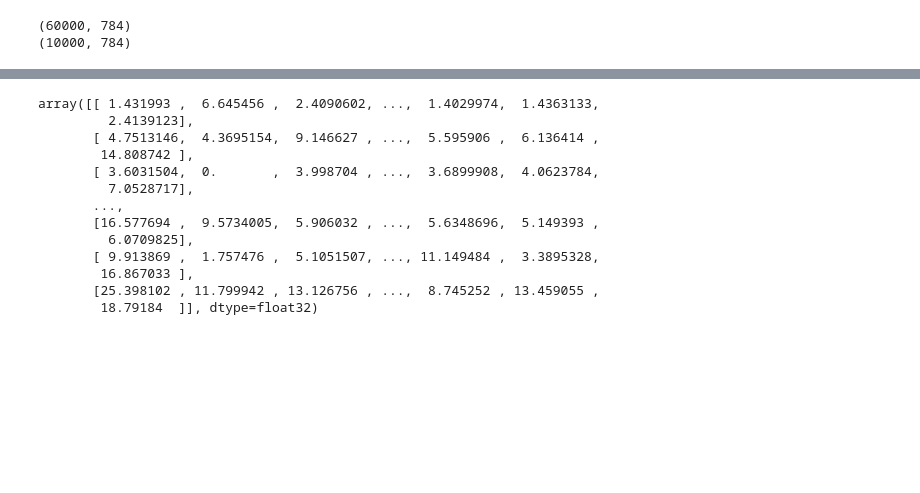
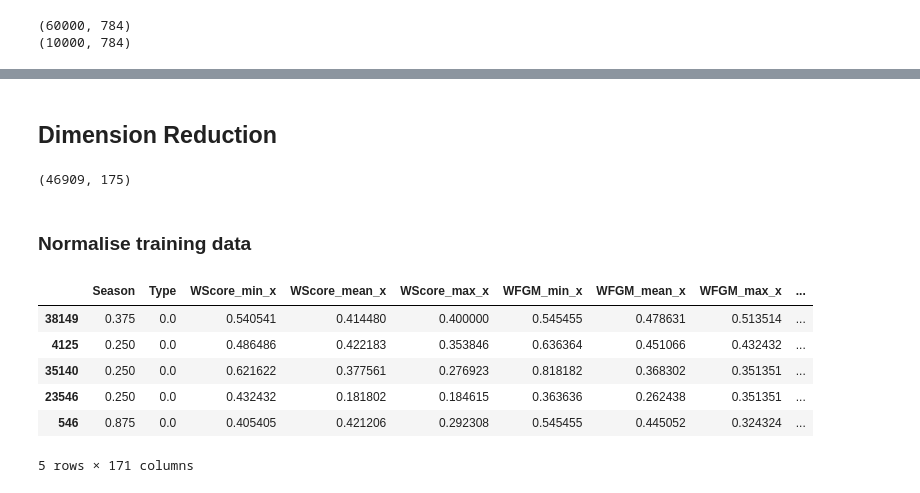
Before and after one commit to MJeremy2017/machine-learning-models, a Jupyter notebook: AutoEncoder/autoencoder.ipynb, the cells around one changed output, grey strips where cells are left out. Drawn from its saved outputs; the diff is of its cells as text; code cells hidden in the pictures; blank space fills up the shorter version.

```diff
--- a/AutoEncoder/autoencoder.ipynb
+++ b/AutoEncoder/autoencoder.ipynb
@@ -107,16 +95,2 @@ plt.show()
-# %%
-encoder.predict(x_test)
-# %% [output]
-array([[ 1.431993 ,  6.645456 ,  2.4090602, ...,  1.4029974,  1.4363133,
-         2.4139123],
-       [ 4.7513146,  4.3695154,  9.146627 , ...,  5.595906 ,  6.136414 ,
-        14.808742 ],
-       [ 3.6031504,  0.       ,  3.998704 , ...,  3.6899908,  4.0623784,
-         7.0528717],
-       ...,
-       [16.577694 ,  9.5734005,  5.906032 , ...,  5.6348696,  5.149393 ,
-         6.0709825],
-       [ 9.913869 ,  1.757476 ,  5.1051507, ..., 11.149484 ,  3.3895328,
-        16.867033 ],
-       [25.398102 , 11.799942 , 13.126756 , ...,  8.745252 , 13.459055 ,
-        18.79184  ]], dtype=float32)
+# %% [markdown]
+## Dimension Reduction
@@ -122,0 +101,33 @@ array([[ 1.431993 ,  6.645456 ,  2.4090602, ...,  1.4029974,  1.4363133,
+# %%
+feat_columns = [c for c in train.columns if c not in ['Team1', 'Team2', 'Match', 'Label']]
+target_column = "Label"
+# %%
+train = pd.read_csv("../Kaggle-NCAA/train.csv")
+train.fillna(0, inplace=True)
+
+print(train.shape)
+# %% [output]
+(46909, 175)
+# %% [markdown]
+### Normalise training data
+# %%
+def norm(x):
+    x_max = max(x)
+    x_min = min(x)
+
+    return (x-x_min)/(x_max-x_min)
+# %%
+for f in feat_columns:
+    train[f] = norm(train[f])
+
+X_train, X_val, y_train, y_val = train_test_split(train[feat_columns], train[target_column], test_size=0.3)
+# %%
+X_train.head()
+# %% [output]
+|  | Season | Type | WScore_min_x | WScore_mean_x | WScore_max_x | WFGM_min_x | WFGM_mean_x | WFGM_max_x | ... |
+| 38149 | 0.375 | 0.0 | 0.540541 | 0.414480 | 0.400000 | 0.545455 | 0.478631 | 0.513514 | ... |
+| 4125 | 0.250 | 0.0 | 0.486486 | 0.422183 | 0.353846 | 0.636364 | 0.451066 | 0.432432 | ... |
+| 35140 | 0.250 | 0.0 | 0.621622 | 0.377561 | 0.276923 | 0.818182 | 0.368302 | 0.351351 | ... |
+| 23546 | 0.250 | 0.0 | 0.432432 | 0.181802 | 0.184615 | 0.363636 | 0.262438 | 0.351351 | ... |
+| 546 | 0.875 | 0.0 | 0.405405 | 0.421206 | 0.292308 | 0.545455 | 0.445052 | 0.324324 | ... |
+5 rows × 171 columns
```
Also changed, not shown: parts of 9 cells of this notebook.
